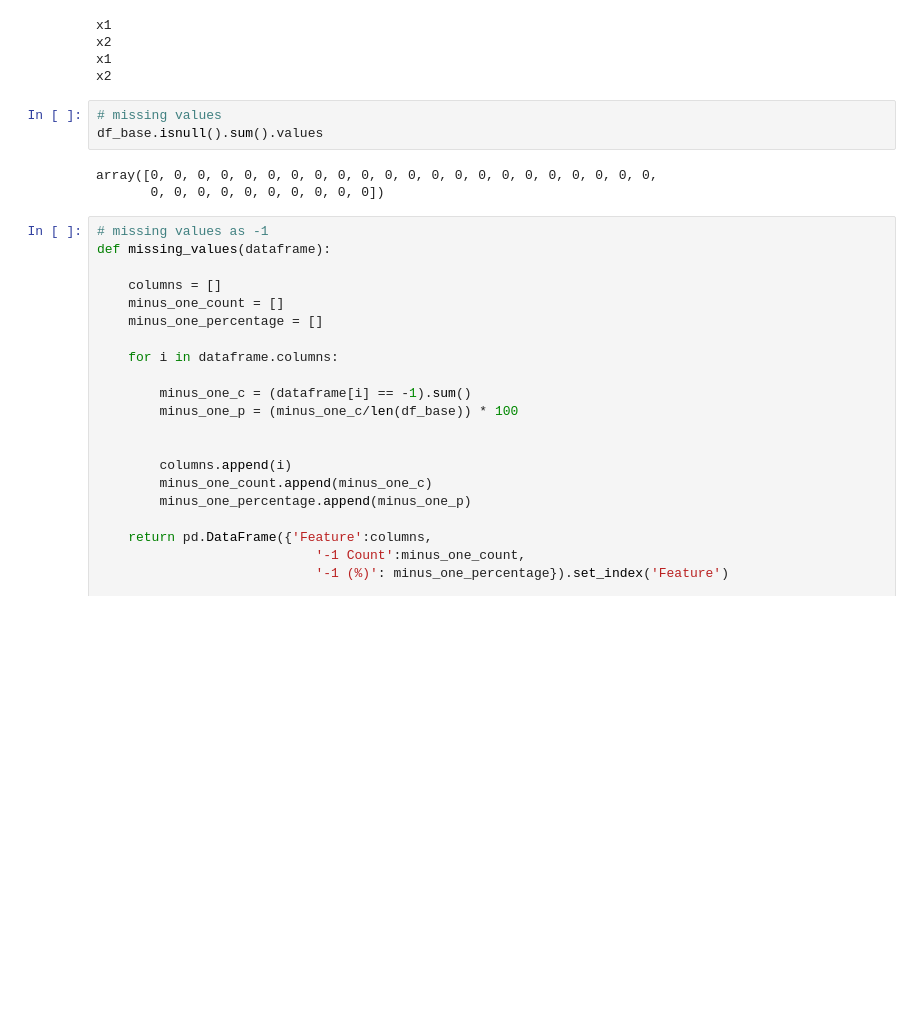
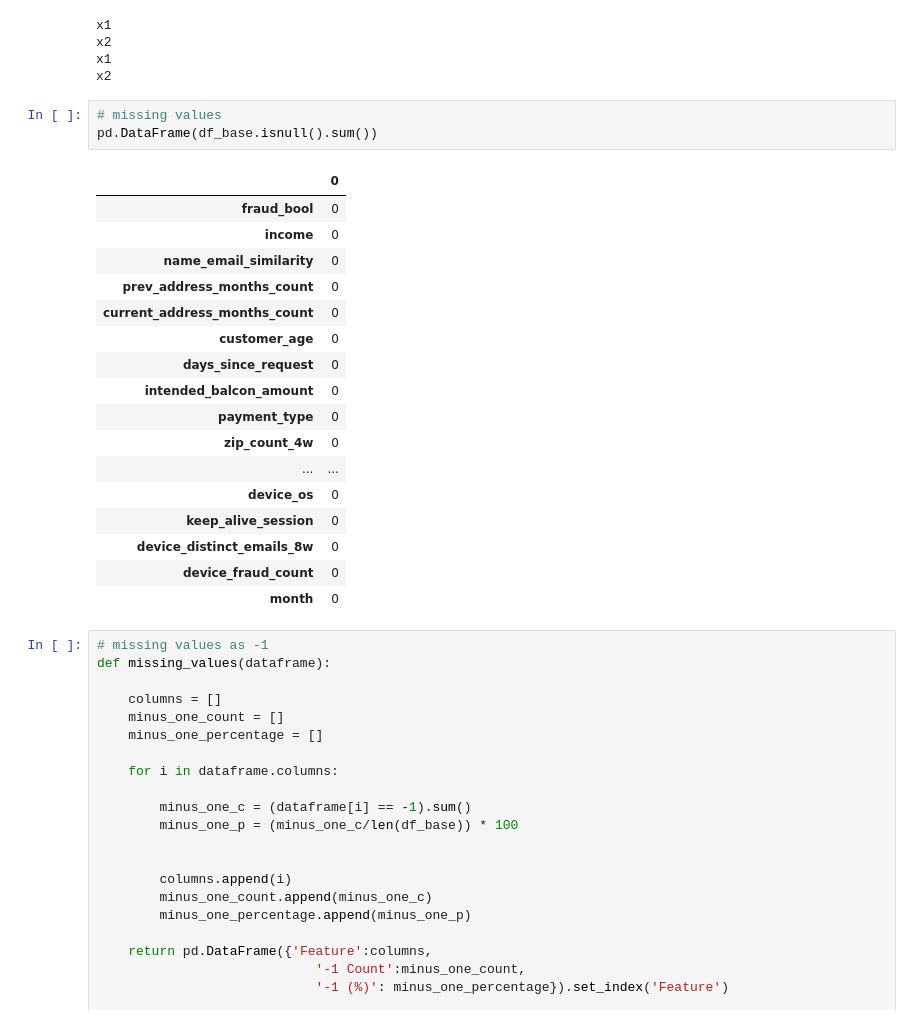
Before and after one commit to jonnywong288/bank-account-fraud, a Jupyter notebook: data_exploration.ipynb, the cells around one changed output. Cells and saved outputs as stored; diff of their text form; blank space fills up the shorter version.

```diff
--- a/data_exploration.ipynb
+++ b/data_exploration.ipynb
@@ -83,10 +83,25 @@ x1
 x2
 # %%
 # missing values
-df_base.isnull().sum().values
+pd.DataFrame(df_base.isnull().sum())
 # %% [output]
-array([0, 0, 0, 0, 0, 0, 0, 0, 0, 0, 0, 0, 0, 0, 0, 0, 0, 0, 0, 0, 0, 0,
-       0, 0, 0, 0, 0, 0, 0, 0, 0, 0])
+|  | 0 |
+| fraud_bool | 0 |
+| income | 0 |
+| name_email_similarity | 0 |
+| prev_address_months_count | 0 |
+| current_address_months_count | 0 |
+| customer_age | 0 |
+| days_since_request | 0 |
+| intended_balcon_amount | 0 |
+| payment_type | 0 |
+| zip_count_4w | 0 |
+| ... | ... |
+| device_os | 0 |
+| keep_alive_session | 0 |
+| device_distinct_emails_8w | 0 |
+| device_fraud_count | 0 |
+| month | 0 |
 # %%
 # missing values as -1
 def missing_values(dataframe):
```
Also changed, not shown: parts of 8 cells of this notebook.
